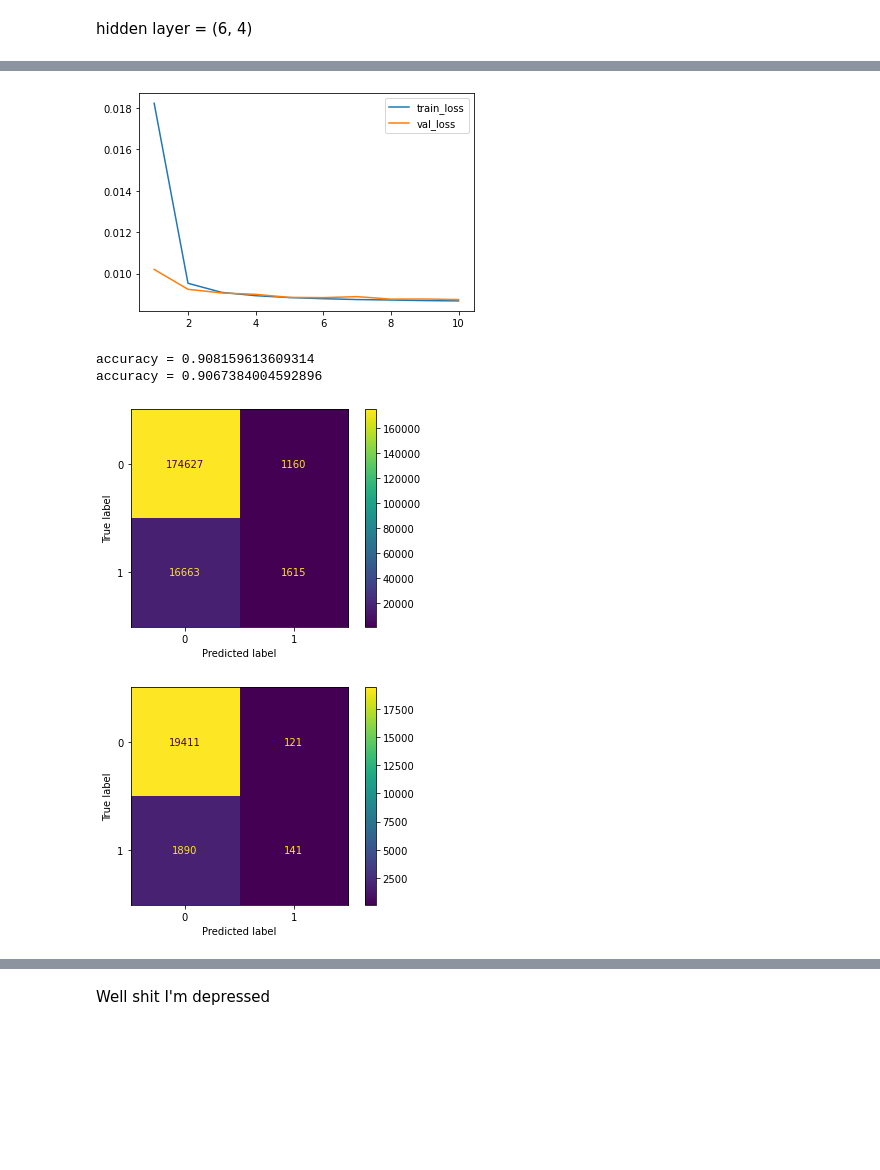
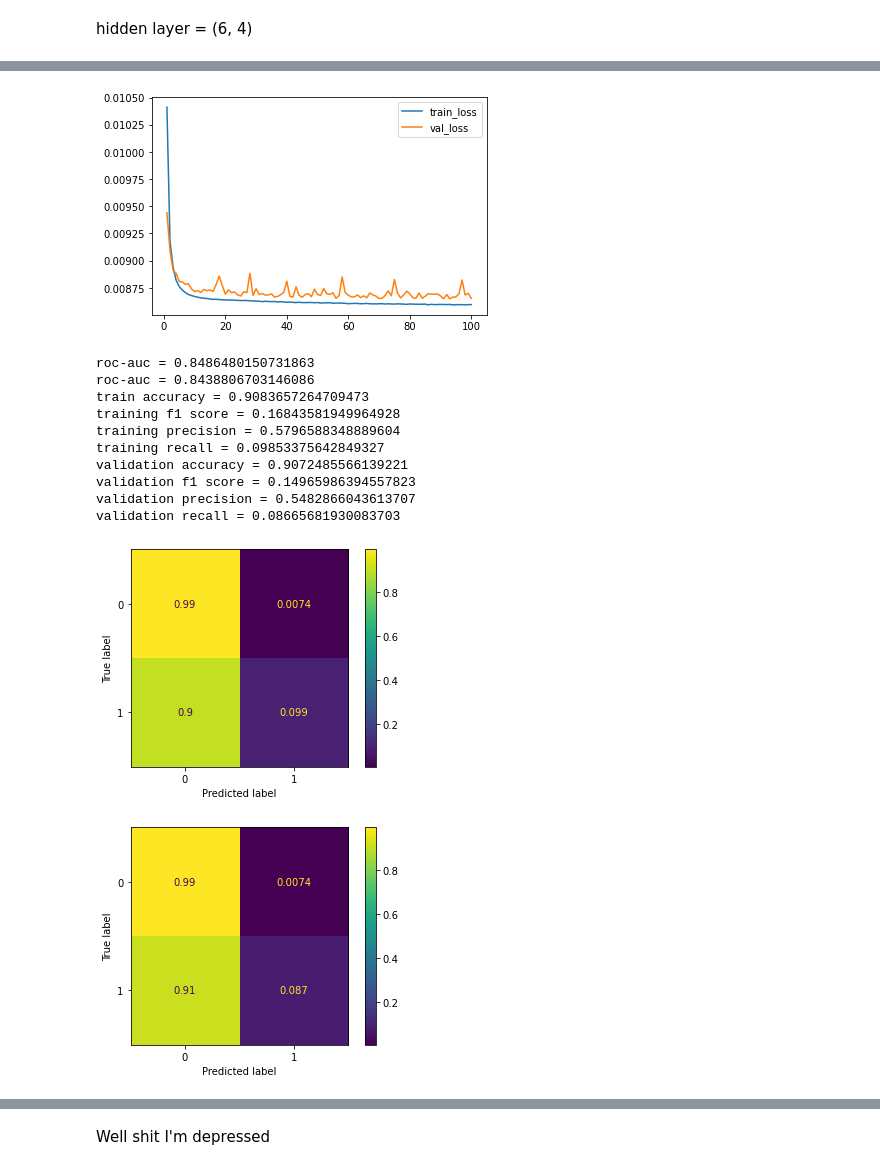
Before and after one commit to ShutongLi/heart_disease, a Jupyter notebook: ANN_testing.ipynb, the cells around one changed output, grey strips where cells are left out. Saved outputs shown, nothing was run; the diff lists cells and outputs as text; code cells hidden in the pictures; blank space fills up the shorter version.

```diff
--- a/ANN_testing.ipynb
+++ b/ANN_testing.ipynb
@@ -65,3 +64,5 @@ hidden layer = (6, 4)
+# %%
+rows = []
 # %%
-net = mlp_run(train, val, batch_size=32, num_iter=15, gamma=4, gpu=False)
+rows.append(mlp_run(train, val, batch_size=32, num_iter=100, gamma=4, gpu=False))
 # %% [output]
@@ -75,3 +97,3 @@ accuracy = 0.9069238901138306
 # %%
-net = mlp_run(train, val, batch_size=32, num_iter=10, gamma=5, gpu=False)
+rows.append(mlp_run(train, val, batch_size=32, num_iter=100, gamma=5, gpu=False))
 # %% [output]
@@ -79,6 +110,14 @@ Epoch: 10: Train loss: 0.008683276435349564, Validation loss: 0.0087480780693428
 training finished
-[figure, old version]
+[figure, new version]
-accuracy = 0.908159613609314
-accuracy = 0.9067384004592896
+roc-auc = 0.8486480150731863
+roc-auc = 0.8438806703146086
+train accuracy = 0.9083657264709473
+training f1 score = 0.16843581949964928
+training precision = 0.5796588348889604
+training recall = 0.09853375642849327
+validation accuracy = 0.9072485566139221
+validation f1 score = 0.14965986394557823
+validation precision = 0.5482866043613707
+validation recall = 0.08665681930083703
-[figure, old version]
+[figure, new version]
-[figure, old version]
+[figure, new version]
```
Also changed, not shown: parts of 35 cells of this notebook, 4 other files.
